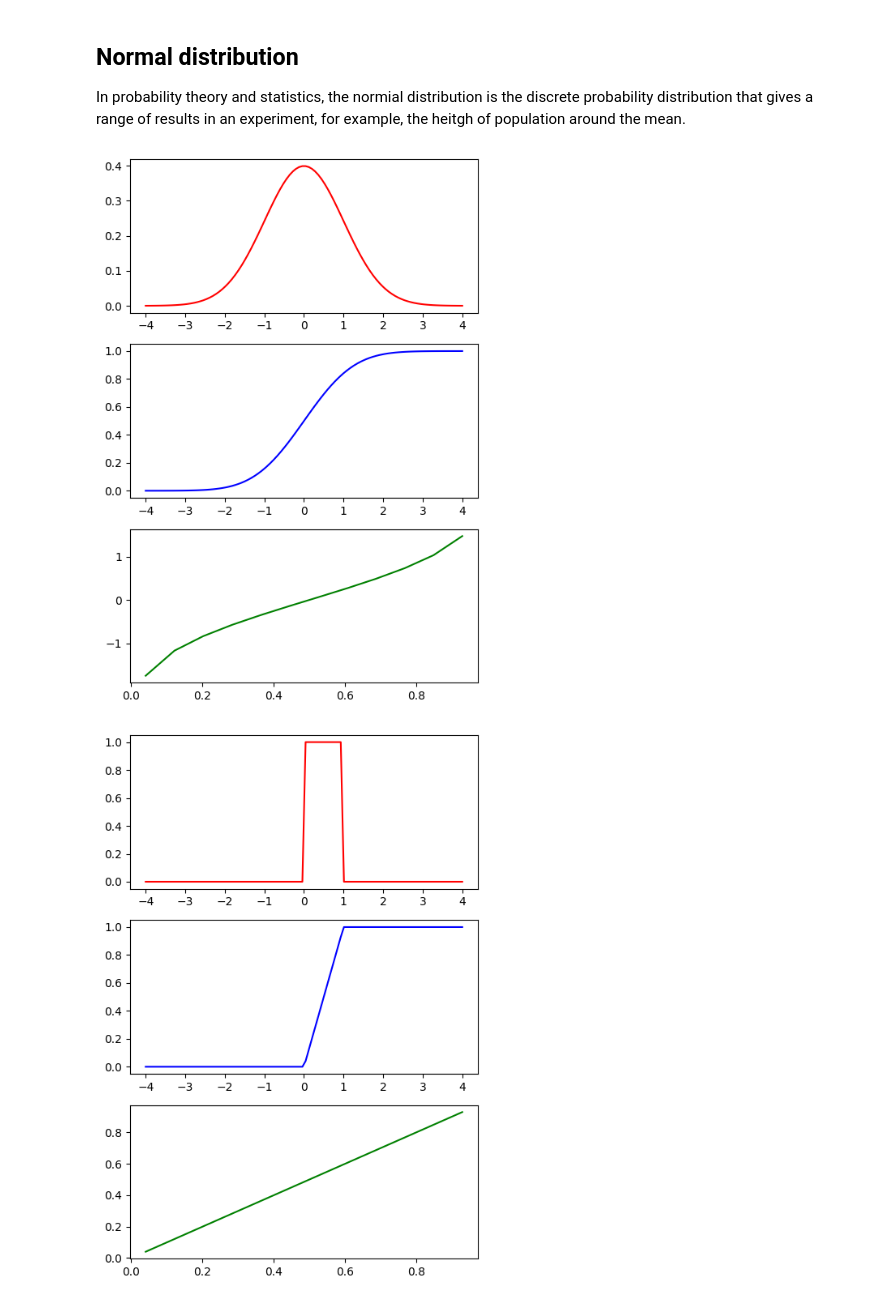
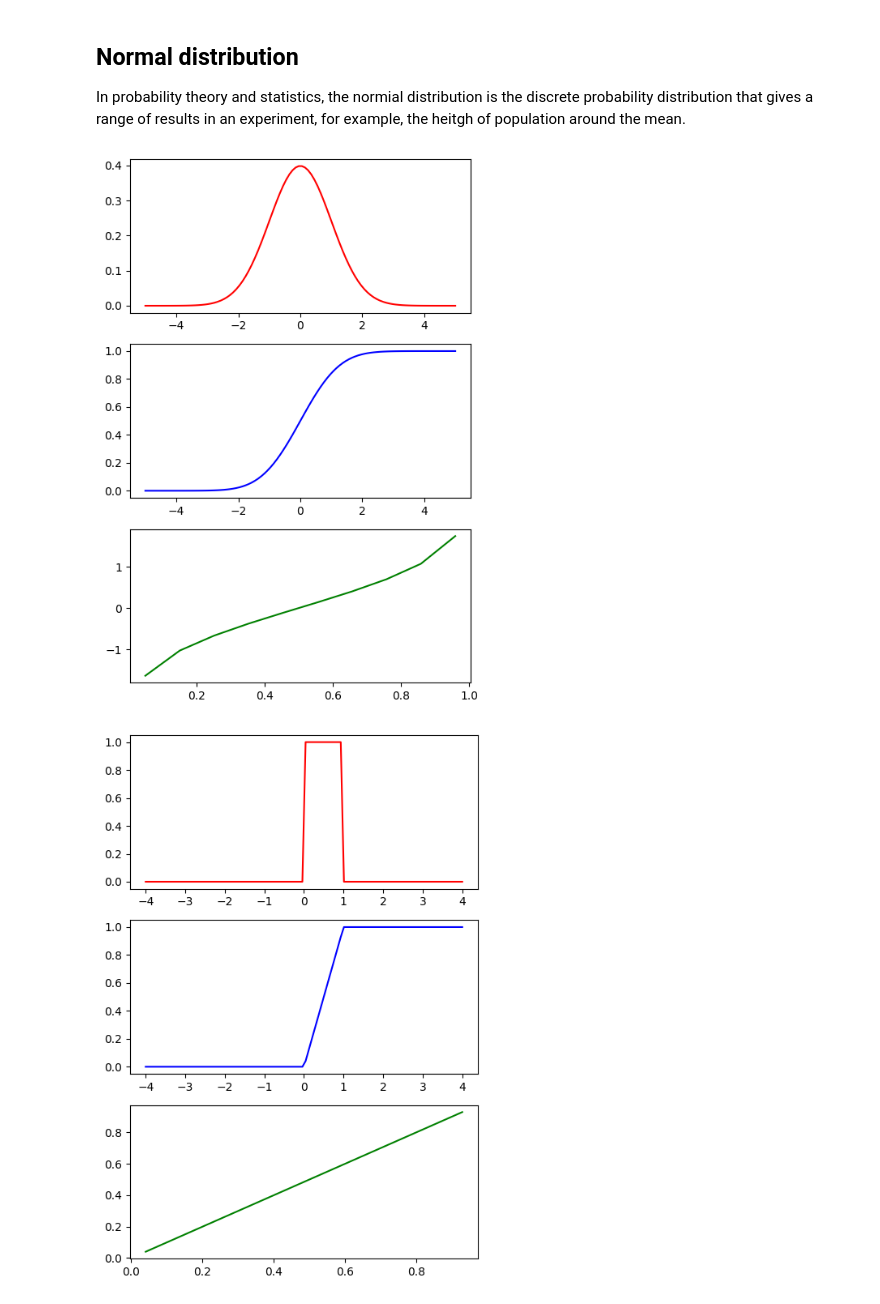
Before and after one commit to milser/probability-distribution-exercises-project-with-python, a Jupyter notebook: notebook/problems.ipynb, the cells around one changed output. Saved outputs shown, nothing was run; the diff lists cells and outputs as text; code cells hidden in the pictures.

```diff
--- a/notebook/problems.ipynb
+++ b/notebook/problems.ipynb
@@ -124,25 +124,25 @@ def rnorm(x=0, scale=1, loc = 0):
 # %%
 # Binomial(10, 0.2) distribution where n = 10 is the number of trials and p = 0.2 is the probability of success in a single trial.
 import matplotlib.pyplot as plt
 import numpy as np
 np.random.seed(42)
 
 
-x = np.linspace(-4, 4, num=100)
+x = np.linspace(-5, 5, num=100)
 pdf_norm = dnorm(x,loc=0,scale=1)
 cdf_norm = pnorm(x,loc=0,scale=1)
 ppf_norm = qnorm(x,loc=0,scale=1)
 
 fig, axis = plt.subplots(3, 1, figsize = (5, 7))
 
 axis[0].plot(x, pdf_norm, "r-")
 axis[1].plot(x, cdf_norm, "b-")
 axis[2].plot(x, ppf_norm, "g-")
 
 plt.tight_layout()
 plt.show()
 # %% [output]
-[figure, old version]
+[figure, new version]
 # %%
 # Define all the probability functions related to this distribution
 from scipy.stats import uniform
```
Also changed, not shown: parts of 1 cell of this notebook.
